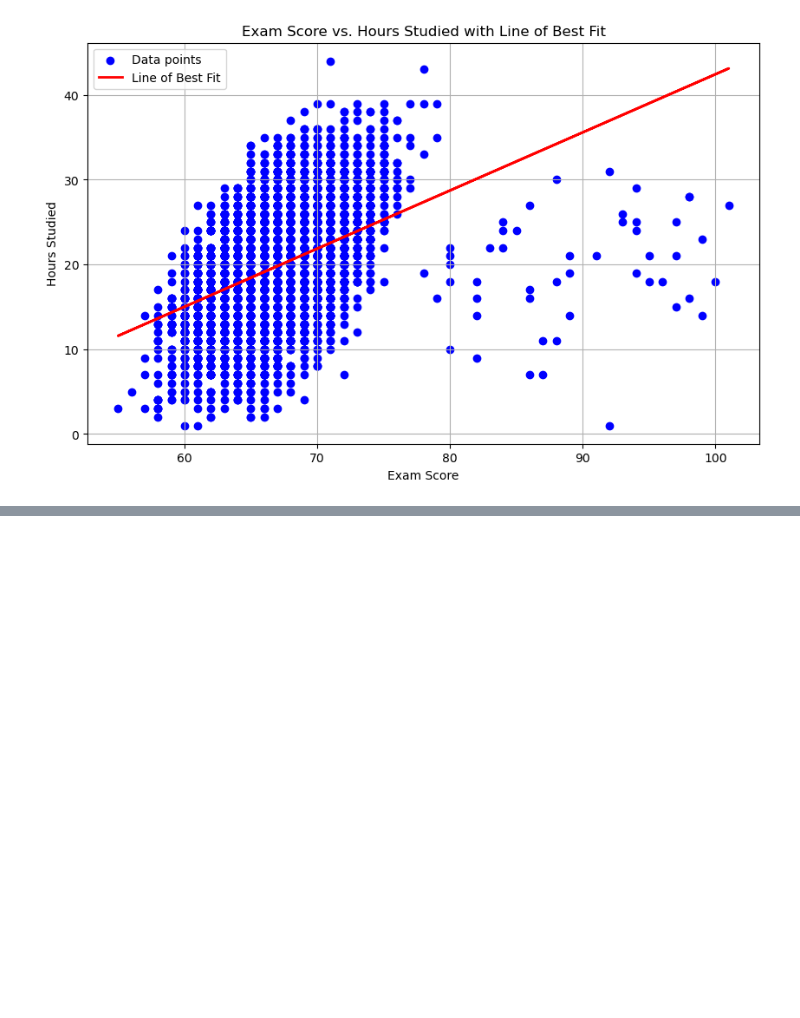
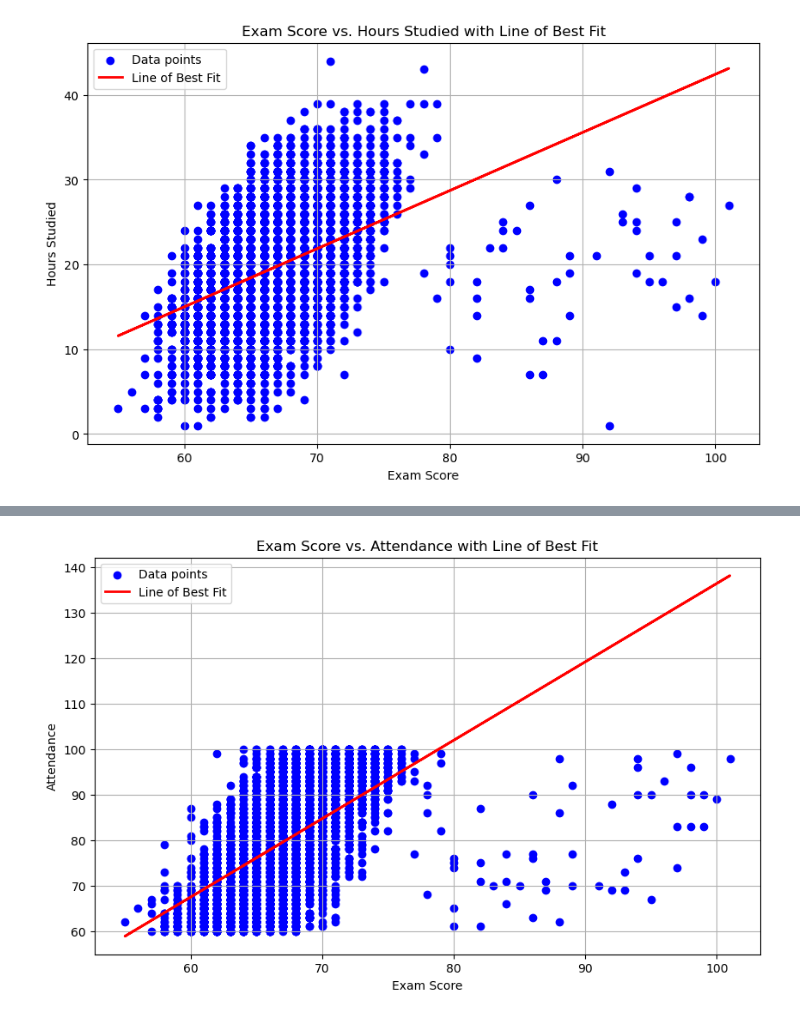
Before and after one commit to ThomasShikalepo/Data-Analysis, a Jupyter notebook: StudentPeromanceFactors.ipynb, the cells around one changed output, grey strips where cells are left out. Saved outputs shown, nothing was run; the diff lists cells and outputs as text; code cells hidden in the pictures; blank space fills up the shorter version.

```diff
--- a/StudentPeromanceFactors.ipynb
+++ b/StudentPeromanceFactors.ipynb
@@ -196,0 +208,21 @@ plt.show()
+# %%
+# Extract data for plotting
+x = df['Exam_Score']
+y = df['Attendance']
+
+# Calculate the line of best fit
+slope, intercept, r_value, p_value, std_err = linregress(x, y)
+line_of_best_fit = slope * x + intercept
+
+# Plot the data and the line of best fit
+plt.figure(figsize=(10, 6))
+plt.scatter(x, y, color='blue', label='Data points')
+plt.plot(x, line_of_best_fit, color='red', linestyle='-', linewidth=2, label='Line of Best Fit')
+plt.title('Exam Score vs. Attendance with Line of Best Fit')
+plt.xlabel('Exam Score')
+plt.ylabel('Attendance')
+plt.legend()
+plt.grid(True)
+plt.show()
+# %% [output]
+[figure, added]
```
Also changed, not shown: parts of 7 cells of this notebook.
